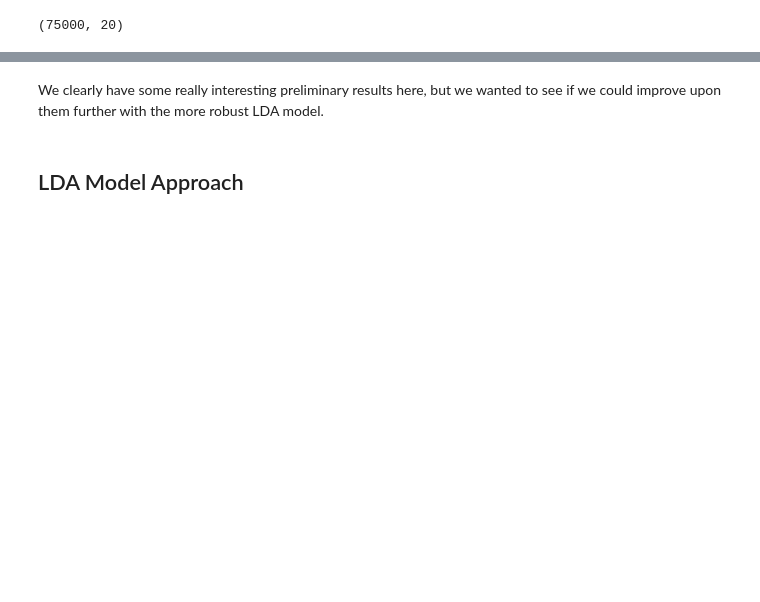
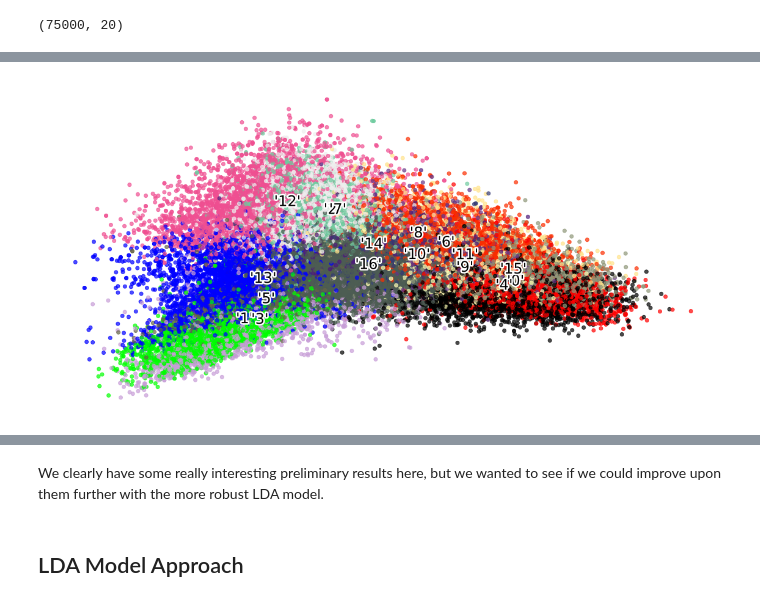
Before and after one commit to jongfranco/covid19_research-1, a Jupyter notebook: paper_abstract_modeling.ipynb, the cells around one changed output, grey strips where cells are left out. Drawn from its saved outputs; the diff is of its cells as text; code cells hidden in the pictures; blank space fills up the shorter version.

```diff
--- a/paper_abstract_modeling.ipynb
+++ b/paper_abstract_modeling.ipynb
@@ -150 +285,12 @@ Cluster 0:
 -----------------------------
+# %%
+pca = PCA(n_components=3)
+scatter_plot_points = pca.fit_transform(tv_matrix)
+# %%
+pca_points = pd.DataFrame(columns=['pca1','pca2','pca3'])
+
+pca_points["pca1"] = scatter_plot_points[:,0]
+pca_points["pca2"] = scatter_plot_points[:,1]
+pca_points["pca3"] = scatter_plot_points[:,2]
+# %%
+pca_points["cluster_label"] = kmeans_model.labels_
@@ -150,0 +306,21 @@ Cluster 0:
+# %%
+#Plot for Principal components 1 and 2
+colors = ["#ff0000", "#00ff00", "#eeeeee", "#c79dd7", "black","#666547", "#fb2e01", "#6fcb9f", "#ffe28a", "#fffeb3","#363b74", "#673888",\
+          "#ef4f91", "#0000ff", "#4d1b7b","#8f9779", "#4d5d53"]
+
+x_axis = [o for o in pca_points["pca1"]]
+y_axis = [o for o in pca_points["pca2"]]
+fig, ax = plt.subplots(figsize=(20,10))
+
+_= ax.scatter(x_axis, y_axis, c=[colors[d] for d in pca_points["cluster_label"]], alpha = 0.7)
+_= ax.axis('off')
+
+for i in range(17):
+    xtext = np.median(pca_points.loc[pca_points["cluster_label"] == i,"pca1"])+(np.random.rand()/100)
+    ytext = np.median(pca_points.loc[pca_points["cluster_label"] == i,"pca2"])+(np.random.rand()/100)
+    txt = ax.text(xtext, ytext, "'"+str(i)+"'", fontsize=24)
+    txt.set_path_effects([
+        PathEffects.Stroke(linewidth=5, foreground="w"),
+        PathEffects.Normal()])
+# %% [output]
+[figure, added]
```
Also changed, not shown: parts of 57 cells of this notebook.
